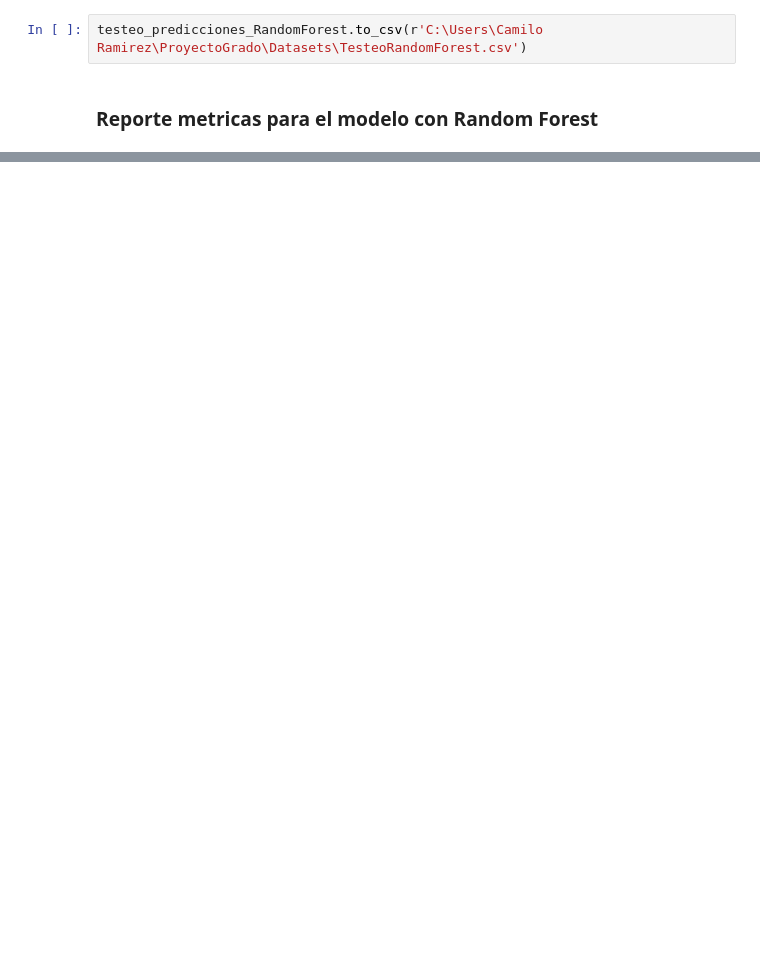
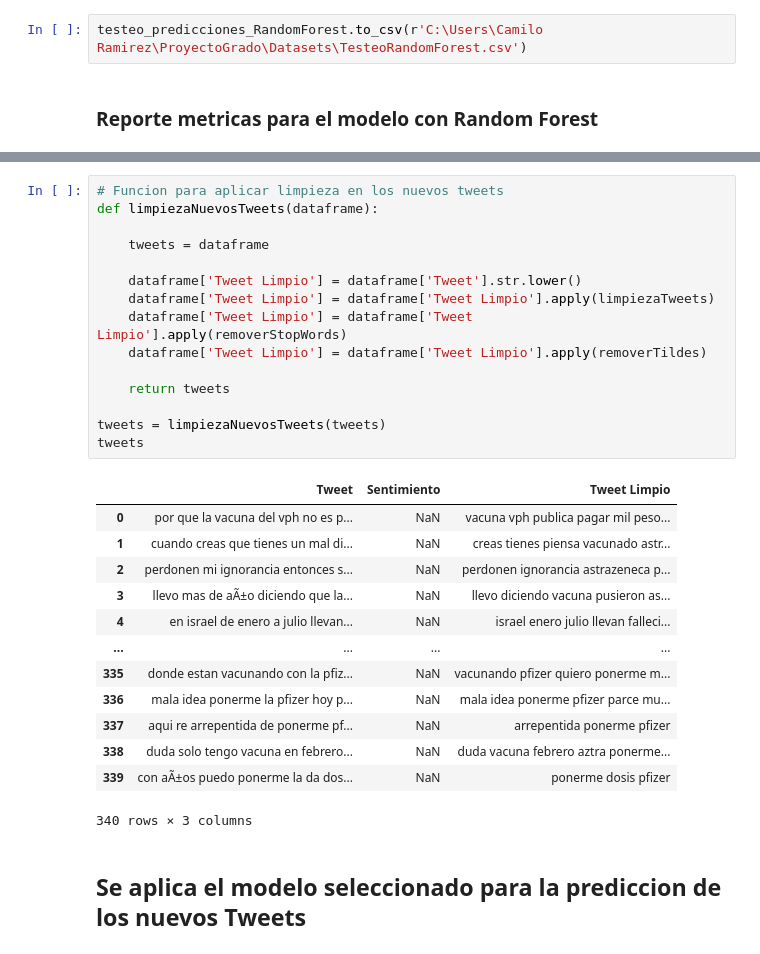
Before and after one commit to ramirezdiazj5/Proyecto-de-Grado, a Jupyter notebook: Proyecto de Grado.ipynb, the cells around one changed output, grey strips where cells are left out. Cells and saved outputs as stored; diff of their text form; blank space fills up the shorter version.

```diff
--- a/Proyecto de Grado.ipynb
+++ b/Proyecto de Grado.ipynb
@@ -366,0 +384,31 @@ weighted avg       0.63      0.53      0.55       498
+# %%
+# Funcion para aplicar limpieza en los nuevos tweets
+def limpiezaNuevosTweets(dataframe):
+
+    tweets = dataframe
+
+    dataframe['Tweet Limpio'] = dataframe['Tweet'].str.lower()
+    dataframe['Tweet Limpio'] = dataframe['Tweet Limpio'].apply(limpiezaTweets)
+    dataframe['Tweet Limpio'] = dataframe['Tweet Limpio'].apply(removerStopWords)
+    dataframe['Tweet Limpio'] = dataframe['Tweet Limpio'].apply(removerTildes)
+
+    return tweets
+
+tweets = limpiezaNuevosTweets(tweets)
+tweets
+# %% [output]
+|  | Tweet | Sentimiento | Tweet Limpio |
+| 0 | por que la vacuna del vph no es p... | NaN | vacuna vph publica pagar mil peso... |
+| 1 | cuando creas que tienes un mal di... | NaN | creas tienes piensa vacunado astr... |
+| 2 | perdonen mi ignorancia entonces s... | NaN | perdonen ignorancia astrazeneca p... |
+| 3 | llevo mas de aÃ±o diciendo que la... | NaN | llevo diciendo vacuna pusieron as... |
+| 4 | en israel de enero a julio llevan... | NaN | israel enero julio llevan falleci... |
+| ... | ... | ... | ... |
+| 335 | donde estan vacunando con la pfiz... | NaN | vacunando pfizer quiero ponerme m... |
+| 336 | mala idea ponerme la pfizer hoy p... | NaN | mala idea ponerme pfizer parce mu... |
+| 337 | aqui re arrepentida de ponerme pf... | NaN | arrepentida ponerme pfizer |
+| 338 | duda solo tengo vacuna en febrero... | NaN | duda vacuna febrero aztra ponerme... |
+| 339 | con aÃ±os puedo ponerme la da dos... | NaN | ponerme dosis pfizer |
+340 rows × 3 columns
+# %% [markdown]
+## Se aplica el modelo seleccionado para la prediccion de los nuevos Tweets
```
Also changed, not shown: parts of 10 cells of this notebook, 3 other files.
